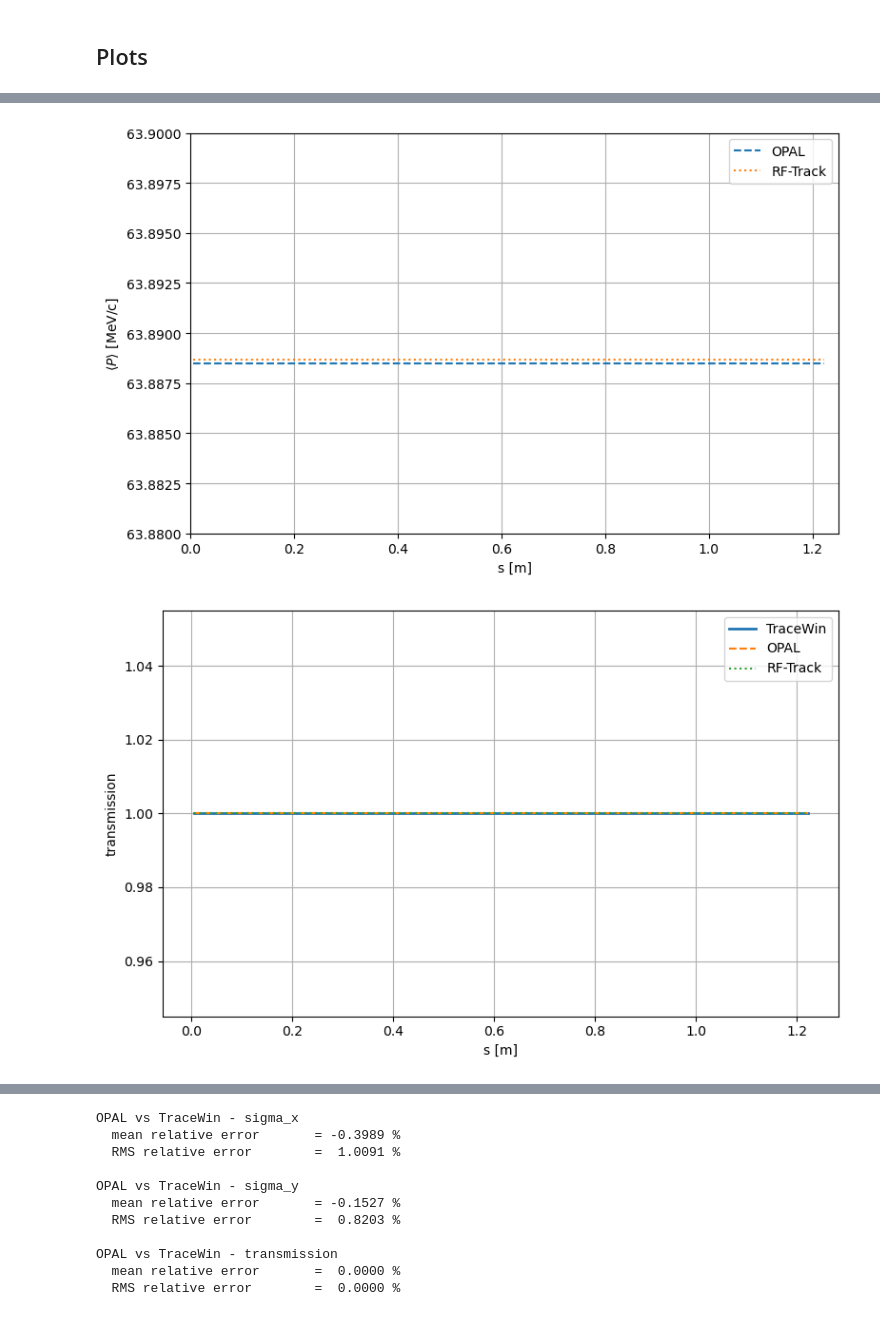
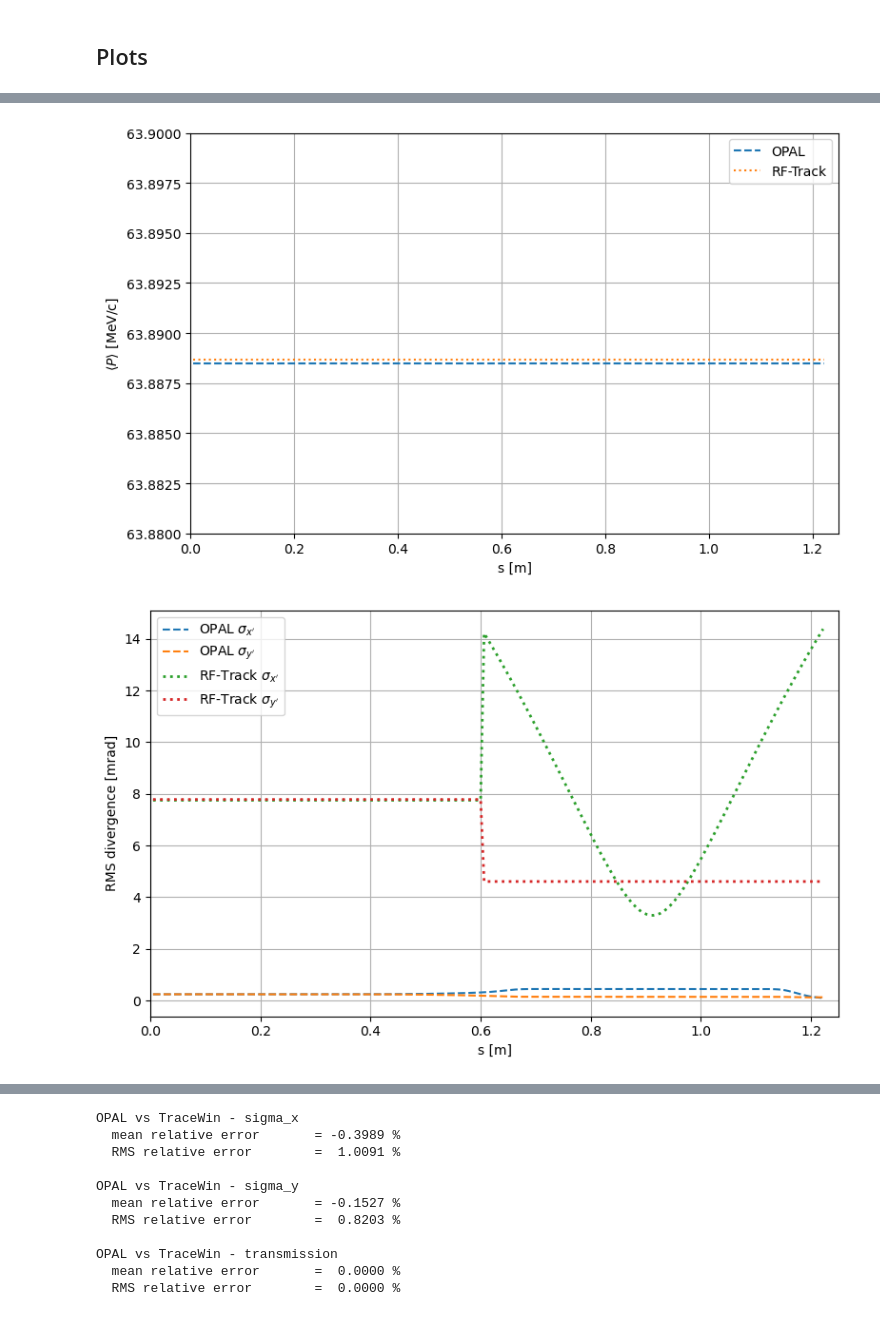
Before and after one commit to psolmor/Validation-of-linear-ion-accelerator, a Jupyter notebook: benchmark.ipynb, the cells around one changed output, grey strips where cells are left out. Cells and saved outputs as stored; diff of their text form; code cells hidden in the pictures.

Commit message:
Add plot rms-px and rms_py for opal a rftrack

```diff
--- a/benchmark.ipynb
+++ b/benchmark.ipynb
@@ -64,6 +64,8 @@ alpha_x_rf = rftrack_lebt[:, 8]
 alpha_y_rf = rftrack_lebt[:, 9]
 alpha_z_rf = rftrack_lebt[:, 10]
 E_rf = rftrack_lebt[:, 11]
+sigma_px_rf = rftrack_lebt[:, 12]
+sigma_py_rf = rftrack_lebt[:, 13]
 
 
 tracewin_lebt_x = np.loadtxt(root / "inputs" / "Chart_rmssizeX(mm).txt", skiprows=1)
@@ -165,6 +167,24 @@ E_rf_c = np.interp(s_common, s_rf, E_rf)
 E_opal_c = np.interp(s_common, s_opal, E_opal)
 E_tracewin_c = np.interp(s_common, s_tracewin_envelope, E_tracewin)
 
+sigma_px_rf_c = np.interp(s_common, s_rf, sigma_px_rf)
+sigma_py_rf_c = np.interp(s_common, s_rf, sigma_py_rf)
+sigma_px_opal_norm = opal_lebt[:, 8]
+sigma_py_opal_norm = opal_lebt[:, 9]
+
+E_opal_MeV = opal_lebt[:, 4]   # en tu caso: ~0.182629 MeV
+
+mass_MeV = 11174.862215       # 12C6+
+
+gamma_opal = 1 + E_opal_MeV / mass_MeV
+betagamma_opal = np.sqrt(gamma_opal**2 - 1)
+
+sigma_px_opal = 1e3 * sigma_px_opal_norm / betagamma_opal
+sigma_py_opal = 1e3 * sigma_py_opal_norm / betagamma_opal
+
+sigma_px_opal_c = np.interp(s_common, s_opal, sigma_px_opal)
+sigma_py_opal_c = np.interp(s_common, s_opal, sigma_py_opal)
+
 P_rf_c = np.interp(s_common, s_rf, P_rf)
 P_opal_c = np.interp(s_common, s_opal, P_opal)
 
@@ -249,6 +269,23 @@ plt.legend()
 plt.tight_layout()
 plt.show()
 
+# Momentum spread
+plt.figure(figsize=(8, 5))
+
+plt.plot(s_common, sigma_px_opal_c, "--", label=r"OPAL $\sigma_{x'}$")
+plt.plot(s_common, sigma_py_opal_c, "--", label=r"OPAL $\sigma_{y'}$")
+
+plt.plot(s_common, sigma_px_rf_c, ":", linewidth=2, label=r"RF-Track $\sigma_{x'}$")
+plt.plot(s_common, sigma_py_rf_c, ":", linewidth=2, label=r"RF-Track $\sigma_{y'}$")
+
+plt.xlabel("s [m]")
+plt.ylabel(r"RMS divergence [mrad]")
+plt.xlim(0, 1.25)
+plt.grid(True)
+plt.legend()
+plt.tight_layout()
+plt.show()
+
 # Transmission
 plt.figure(figsize=(8, 5))
 plt.plot(s_common, T_tw_c, label="TraceWin", linewidth=2)
@@ -272,31 +309,31 @@ plt.plot(s_common, beta_y_opal_c, "--", lw=2.2, label=r"OPAL $\beta_y$")
 
 plt.plot(s_common, beta_x_rf_c,   ":",  lw=2.2, marker="o", markevery=40,
          ms=4, label=r"RF-Track $\beta_x$")
 plt.plot(s_common, beta_y_rf_c,   ":",  lw=2.2, marker="s", markevery=40,
          ms=4, label=r"RF-Track $\beta_y$")
 
 plt.xlabel("s [m]")
 plt.ylabel(r"$\beta$ [mm/mrad]")
 plt.grid(True, alpha=0.3)
 plt.legend(fontsize=10)
 plt.tight_layout()
 plt.show()
 
 #alpha
 plt.figure(figsize=(8, 5))
 plt.plot(s_common, alpha_x_rf_c, label="RF-Track $\\alpha_x$", linewidth=2)
 plt.plot(s_common, alpha_y_rf_c, label="RF-Track $\\alpha_y$", linewidth=2)
 plt.plot(s_common, alpha_x_opal_c, "--", label="OPAL $\\alpha_x$")
 plt.plot(s_common, alpha_y_opal_c, "--", label="OPAL $\\alpha_y$")
 plt.xlabel("s [m]")
 plt.ylabel("$\\alpha$")
 plt.grid(True)
 plt.legend()
 plt.tight_layout()
 plt.show()
 # %% [output]
 [figure]
 [figure]
 [figure]
 [figure]
-[figure, old version]
+[figure, new version]
```
Also changed, not shown: parts of 1 cell of this notebook, 2 other files.
